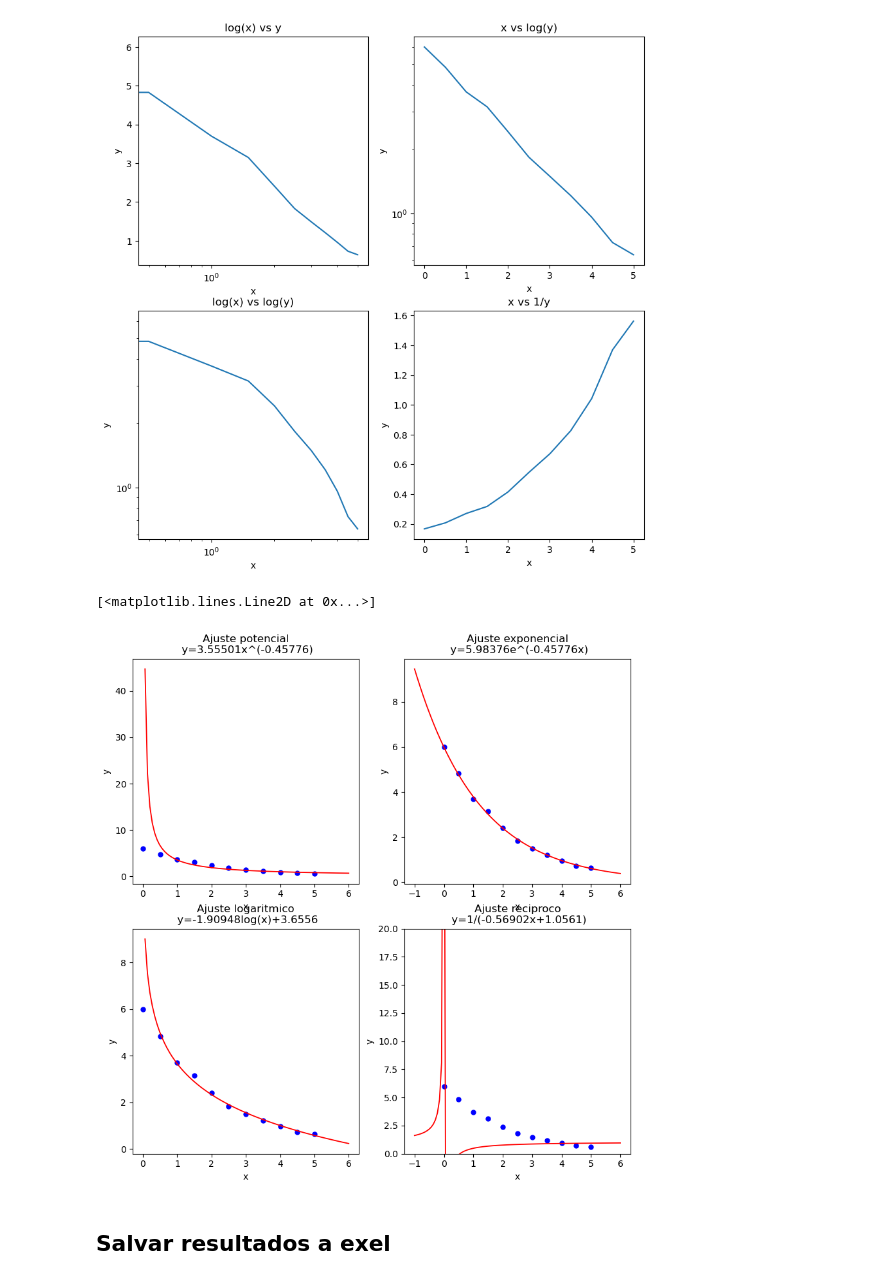
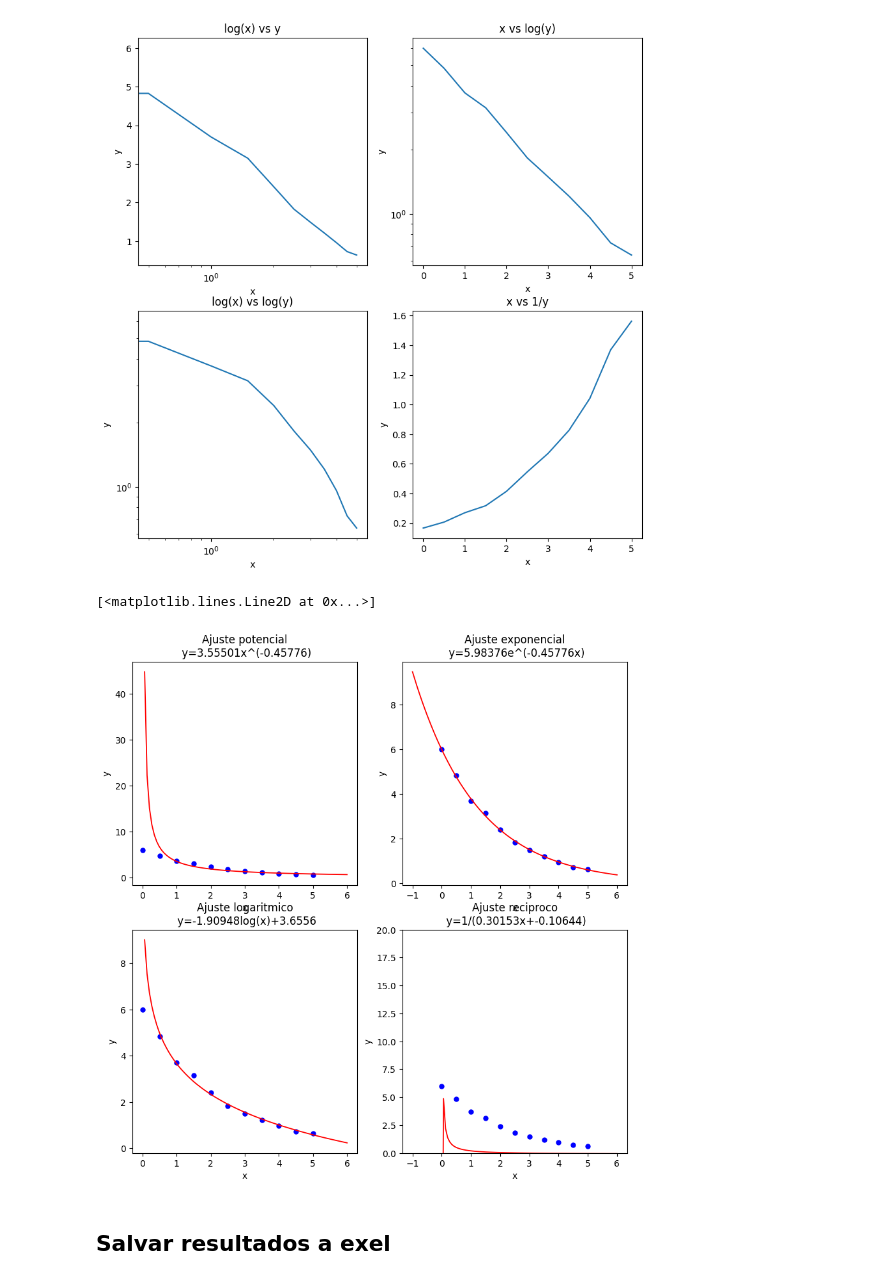
Before and after one commit to Jose-AE/F1014B, a Jupyter notebook: T1/T1.ipynb, the cells around one changed output. Saved outputs shown, nothing was run; the diff lists cells and outputs as text; code cells hidden in the pictures.

```diff
--- a/T1/T1.ipynb
+++ b/T1/T1.ipynb
@@ -164,7 +164,7 @@ x_lo = np.linspace(-1, 6, 100)
 y_lo = b_lo + m_lo * np.log(x_lo)
 
 
-p_re = np.polyfit(1 / x[x != 0], 1 / y[x != 0], 1)
+p_re = np.polyfit(x[x != 0], 1 / y[x != 0], 1)
 m_re = p_re[0]
 b_re = p_re[1]
 x_re = np.linspace(-1, 6, 100)
@@ -218,34 +218,34 @@ ax[1, 0].set(
 ax[1, 0].scatter(
     x, y, color="blue", marker="o", facecolors="blue", s=25
 )  # Scatter plot of the data
 ax[1, 0].plot(
     x_lo,
     y_lo,
     linewidth=1.3,
     color="red",
 )  # Plot the fit
 
 
 # Gráfico 4: Ajuste reciproco
 ax[1, 1].set(
     title=f"Ajuste reciproco\n y=1/({round(m_re,5)}x+{round(b_re,5)})",
     xlabel="x",
     ylabel="y",
     ylim=(0, 20),
 )
 
 ax[1, 1].scatter(
     x, y, color="blue", marker="o", facecolors="blue", s=25
 )  # Scatter plot of the data
 ax[1, 1].plot(
     x_re,
     y_re,
     linewidth=1.3,
     color="red",
 )  # Plot the fit
 # %% [output]
 [<matplotlib.lines.Line2D at 0x...>]
-[figure, old version]
+[figure, new version]
 # %% [markdown]
 ## Salvar resultados a exel
 # %%
```
Also changed, not shown: parts of 2 cells of this notebook, 2 other files.
